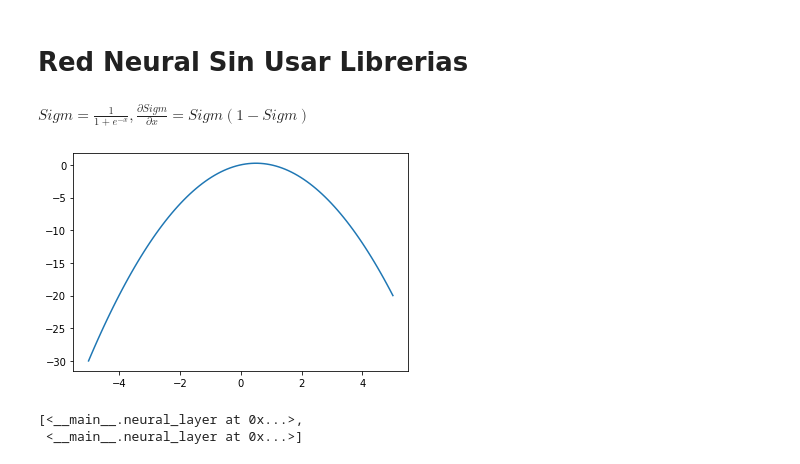
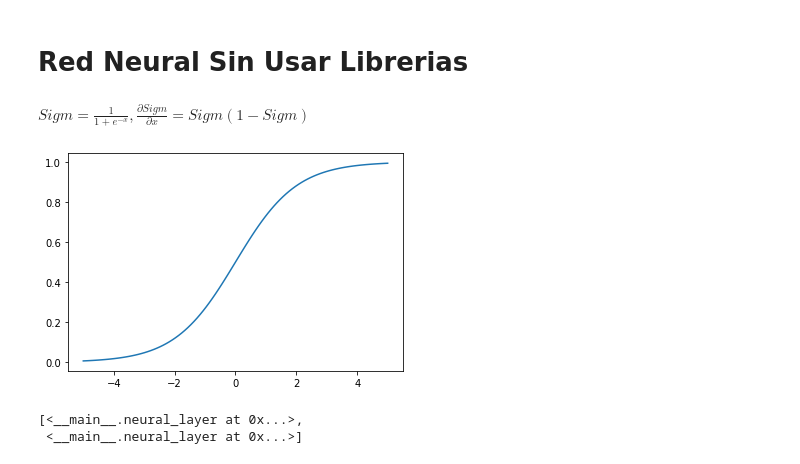
Before and after one commit to AngTorresv/Machine_Learning, a Jupyter notebook: TP1/Red_Neuronal.ipynb, the cells around one changed output. Saved outputs shown, nothing was run; the diff lists cells and outputs as text; code cells hidden in the pictures.

```diff
--- a/TP1/Red_Neuronal.ipynb
+++ b/TP1/Red_Neuronal.ipynb
@@ -38,17 +38,17 @@ class neural_layer():
 # %%
 Relu = (lambda x : np.maximum(0,x),
 
           lambda x : 1. * (x > 0))
 
 sigm = (lambda x : 1/(1 + np.e**(-x)),
          lambda x : x*(1-x))
 
 _x = np.linspace(-5,5,100)
-plt.plot(_x , sigm[1](_x))
+plt.plot(_x , sigm[0](_x))
 display(Math(r'Sigm=\frac{1}{1+e^{-x}}, \frac{\partial Sigm}{\partial x}= Sigm(1-Sigm)'))
 # %% [output]
 $\displaystyle Sigm=\frac{1}{1+e^{-x}}, \frac{\partial Sigm}{\partial x}= Sigm(1-Sigm)$
-[figure, old version]
+[figure, new version]
 # %%
 
 def create_nn(topology , act_f):
```
Also changed, not shown: parts of 2 cells of this notebook.
